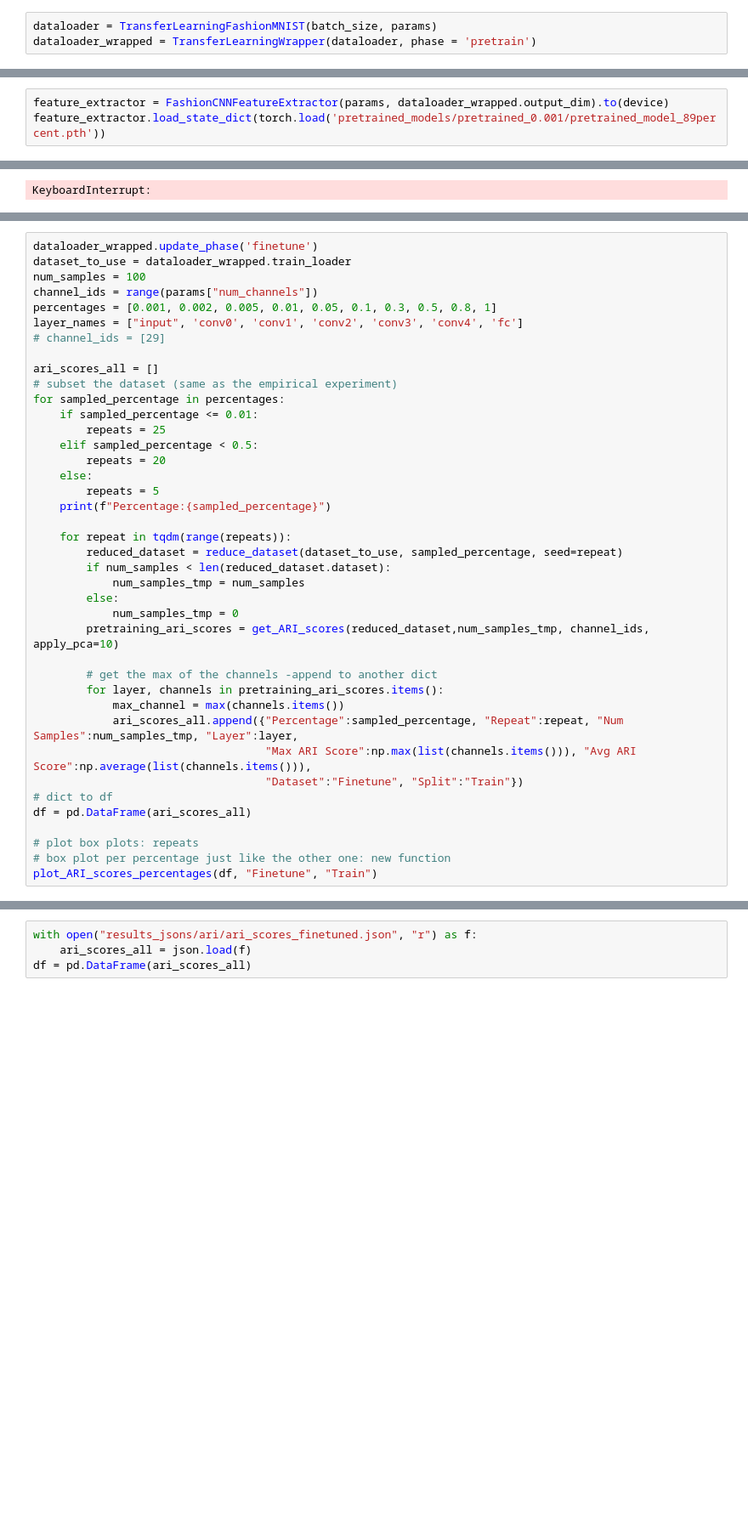
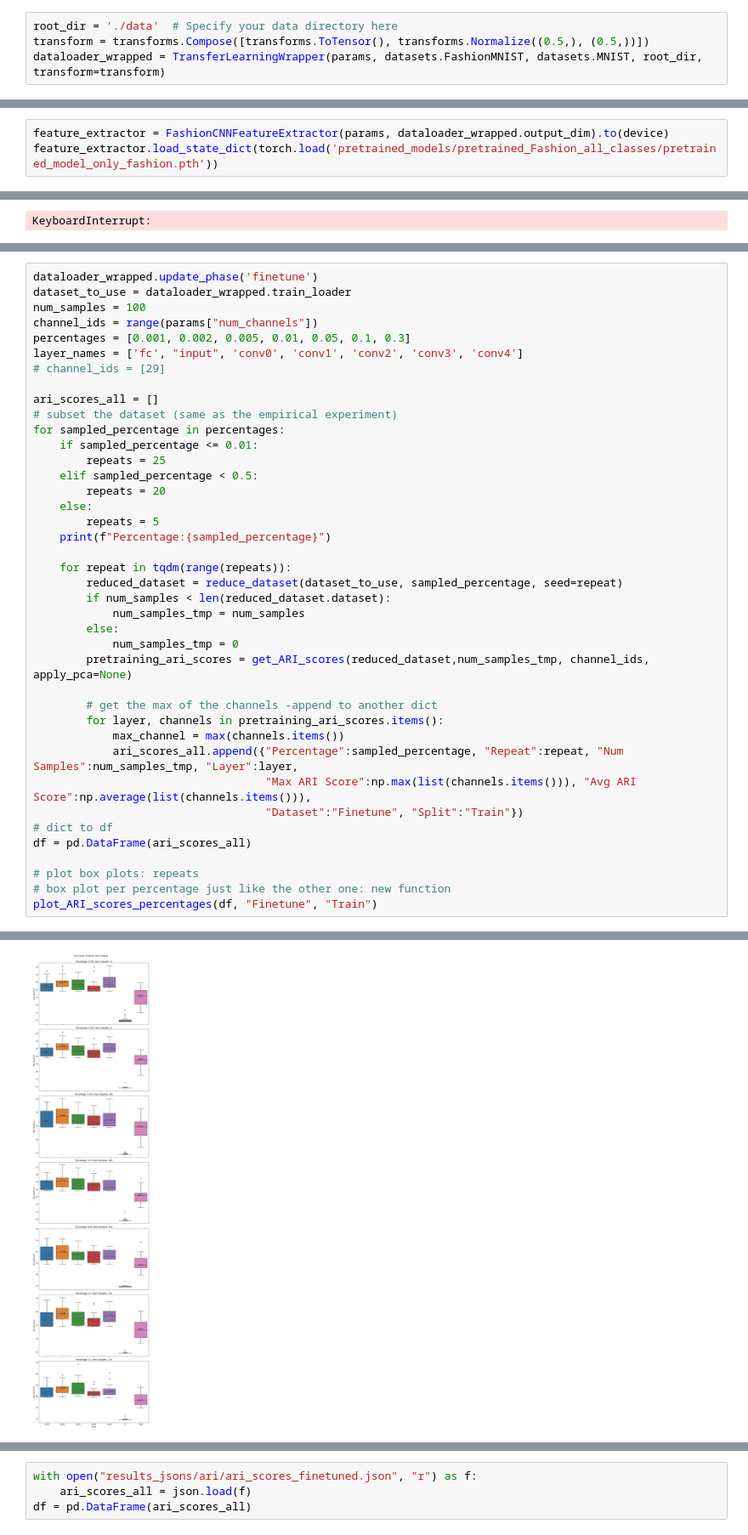
Before and after one commit to tusharmanekar/mp-tl-study, a Jupyter notebook: FashionMNIST/FashionMNIST_ARI_Kmeans_multidimensional.ipynb, the cells around one changed output, grey strips where cells are left out. Shown at 85% size. Cells and saved outputs as stored; diff of their text form; blank space fills up the shorter version.

```diff
--- a/FashionMNIST/FashionMNIST_ARI_Kmeans_multidimensional.ipynb
+++ b/FashionMNIST/FashionMNIST_ARI_Kmeans_multidimensional.ipynb
@@ -659,6 +75,7 @@ params = {
-# %%
-dataloader = TransferLearningFashionMNIST(batch_size, params)
-dataloader_wrapped = TransferLearningWrapper(dataloader, phase = 'pretrain')
+# %%
+root_dir = './data'  # Specify your data directory here
+transform = transforms.Compose([transforms.ToTensor(), transforms.Normalize((0.5,), (0.5,))])
+dataloader_wrapped = TransferLearningWrapper(params, datasets.FashionMNIST, datasets.MNIST, root_dir, transform=transform)
 # %% [markdown]
 ## Pretraining
 # %%
@@ -818,7 +238,7 @@ class FashionCNNFeatureExtractor(nn.Module):
         return names
 # %%
 feature_extractor = FashionCNNFeatureExtractor(params, dataloader_wrapped.output_dim).to(device)
-feature_extractor.load_state_dict(torch.load('pretrained_models/pretrained_0.001/pretrained_model_89percent.pth'))
+feature_extractor.load_state_dict(torch.load('pretrained_models/pretrained_Fashion_all_classes/pretrained_model_only_fashion.pth'))
 # %% [output]
 <All keys matched successfully>
 # %%
@@ -1074,8 +496,8 @@ dataloader_wrapped.update_phase('finetune')
 dataset_to_use = dataloader_wrapped.train_loader
 num_samples = 100
 channel_ids = range(params["num_channels"])
-percentages = [0.001, 0.002, 0.005, 0.01, 0.05, 0.1, 0.3, 0.5, 0.8, 1]
-layer_names = ["input", 'conv0', 'conv1', 'conv2', 'conv3', 'conv4', 'fc']
+percentages = [0.001, 0.002, 0.005, 0.01, 0.05, 0.1, 0.3]
+layer_names = ['fc', "input", 'conv0', 'conv1', 'conv2', 'conv3', 'conv4']
 # channel_ids = [29]
 
 ari_scores_all = []
@@ -1095,7 +517,7 @@ for sampled_percentage in percentages:
             num_samples_tmp = num_samples
         else:
             num_samples_tmp = 0
-        pretraining_ari_scores = get_ARI_scores(reduced_dataset,num_samples_tmp, channel_ids, apply_pca=10)
+        pretraining_ari_scores = get_ARI_scores(reduced_dataset,num_samples_tmp, channel_ids, apply_pca=None)
 
         # get the max of the channels -append to another dict
         for layer, channels in pretraining_ari_scores.items():
@@ -1114,0 +542 @@ ValueError: n_components=10 must be between 0 and min(n_samples, n_features)=1 w
+[figure, added]
```
Also changed, not shown: parts of 19 cells of this notebook, 45 other files.
